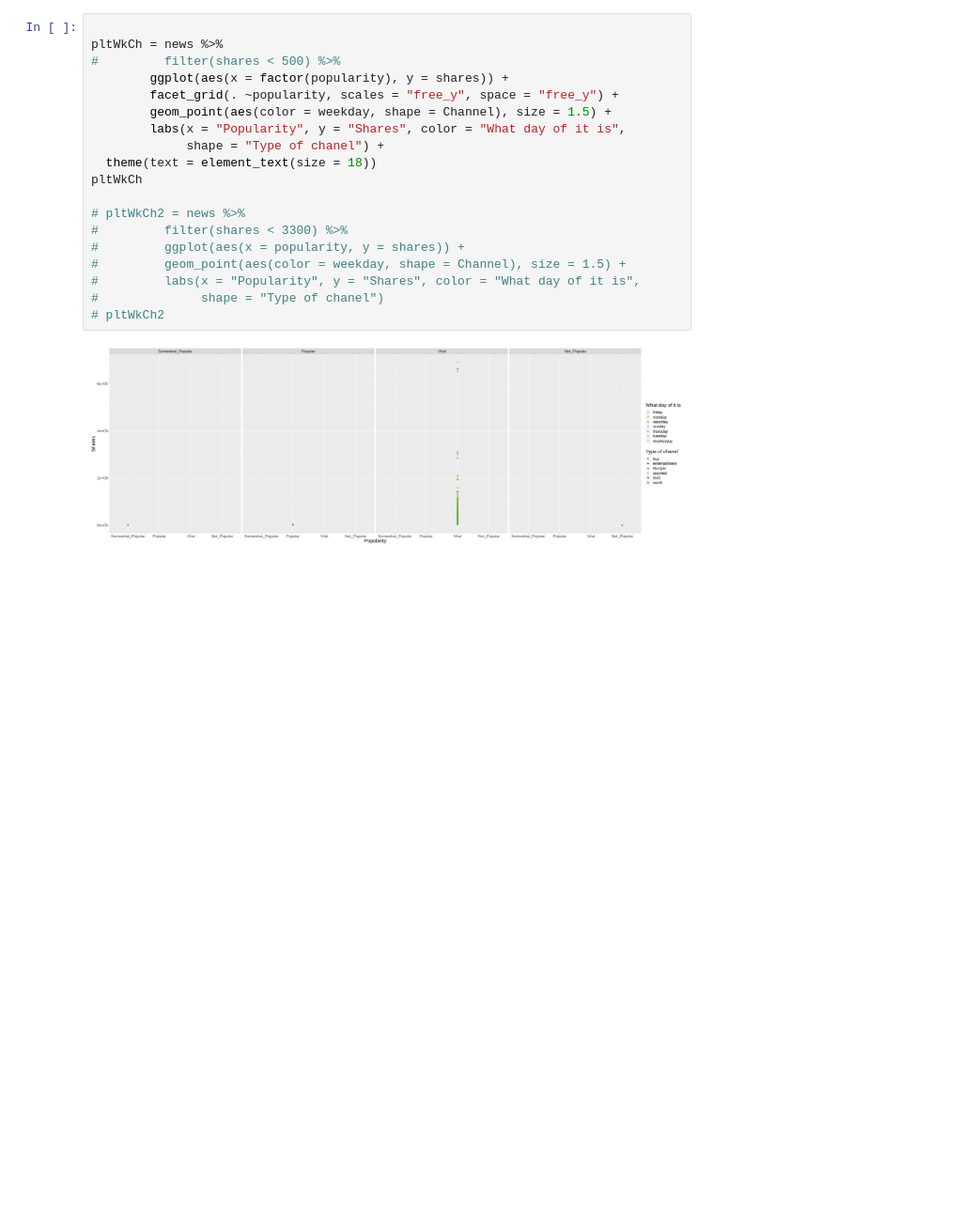
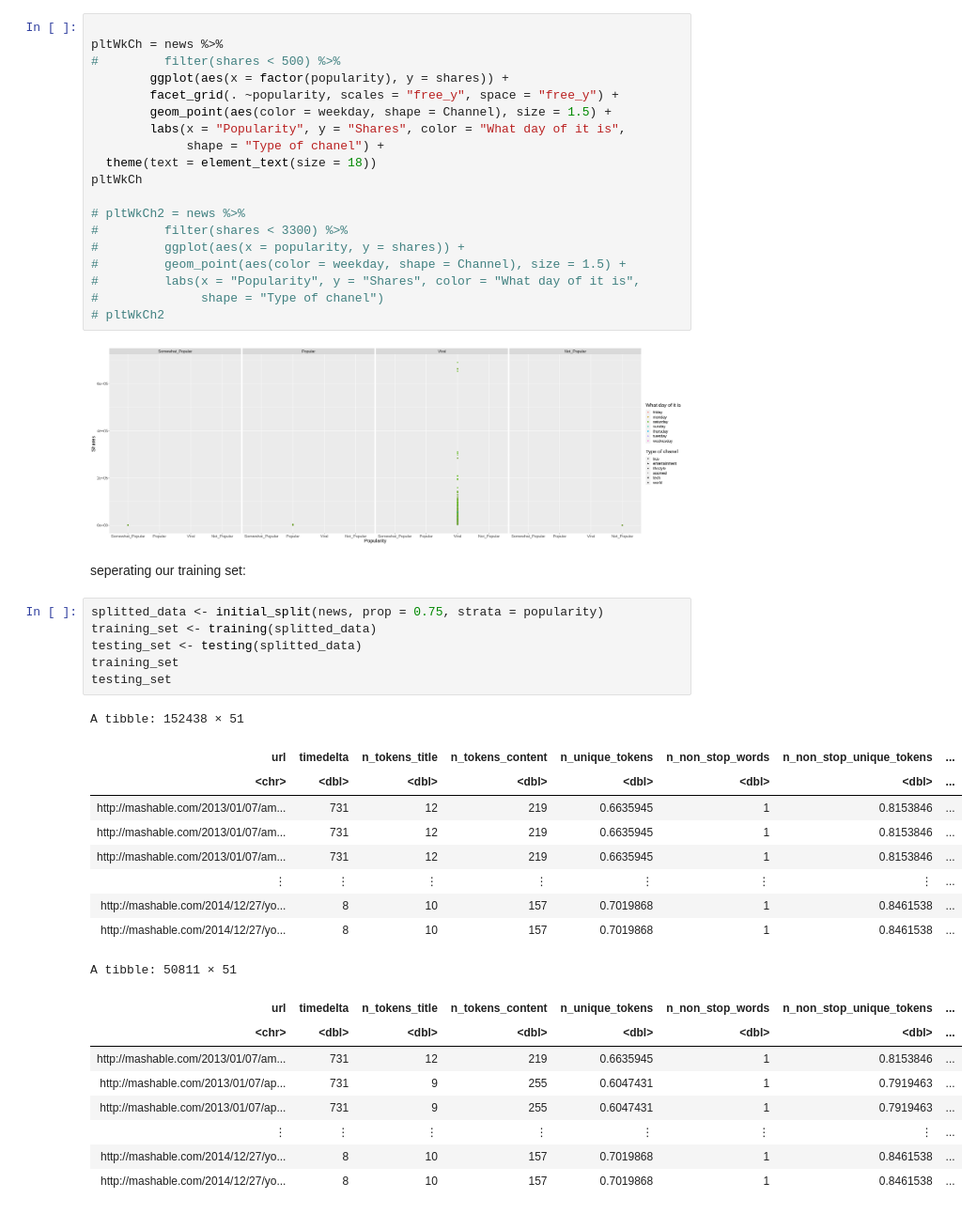
Before and after one commit to nkoda/DSCI100Project, a Jupyter notebook: proposal.ipynb, the cells around one changed output. Shown at 94% size. Drawn from its saved outputs; the diff is of its cells as text; blank space fills up the shorter version.

Commit message:
created a report for training data

```diff
--- a/proposal.ipynb
+++ b/proposal.ipynb
@@ -112,3 +150,30 @@ pltWkCh
 # pltWkCh2
 # %% [output]
 [figure]
+# %% [markdown]
+seperating our training set:
+# %%
+splitted_data <- initial_split(news, prop = 0.75, strata = popularity)
+training_set <- training(splitted_data)
+testing_set <- testing(splitted_data)
+training_set
+testing_set
+# %% [output]
+A tibble: 152438 × 51
+| url | timedelta | n_tokens_title | n_tokens_content | n_unique_tokens | n_non_stop_words | n_non_stop_unique_tokens | ... |
+| <chr> | <dbl> | <dbl> | <dbl> | <dbl> | <dbl> | <dbl> | ... |
+| http://mashable.com/2013/01/07/am... | 731 | 12 | 219 | 0.6635945 | 1 | 0.8153846 | ... |
+| http://mashable.com/2013/01/07/am... | 731 | 12 | 219 | 0.6635945 | 1 | 0.8153846 | ... |
+| http://mashable.com/2013/01/07/am... | 731 | 12 | 219 | 0.6635945 | 1 | 0.8153846 | ... |
+| ⋮ | ⋮ | ⋮ | ⋮ | ⋮ | ⋮ | ⋮ | ... |
+| http://mashable.com/2014/12/27/yo... | 8 | 10 | 157 | 0.7019868 | 1 | 0.8461538 | ... |
+| http://mashable.com/2014/12/27/yo... | 8 | 10 | 157 | 0.7019868 | 1 | 0.8461538 | ... |
+A tibble: 50811 × 51
+| url | timedelta | n_tokens_title | n_tokens_content | n_unique_tokens | n_non_stop_words | n_non_stop_unique_tokens | ... |
+| <chr> | <dbl> | <dbl> | <dbl> | <dbl> | <dbl> | <dbl> | ... |
+| http://mashable.com/2013/01/07/am... | 731 | 12 | 219 | 0.6635945 | 1 | 0.8153846 | ... |
+| http://mashable.com/2013/01/07/ap... | 731 | 9 | 255 | 0.6047431 | 1 | 0.7919463 | ... |
+| http://mashable.com/2013/01/07/ap... | 731 | 9 | 255 | 0.6047431 | 1 | 0.7919463 | ... |
+| ⋮ | ⋮ | ⋮ | ⋮ | ⋮ | ⋮ | ⋮ | ... |
+| http://mashable.com/2014/12/27/yo... | 8 | 10 | 157 | 0.7019868 | 1 | 0.8461538 | ... |
+| http://mashable.com/2014/12/27/yo... | 8 | 10 | 157 | 0.7019868 | 1 | 0.8461538 | ... |
```
Also changed, not shown: parts of 6 cells of this notebook.
